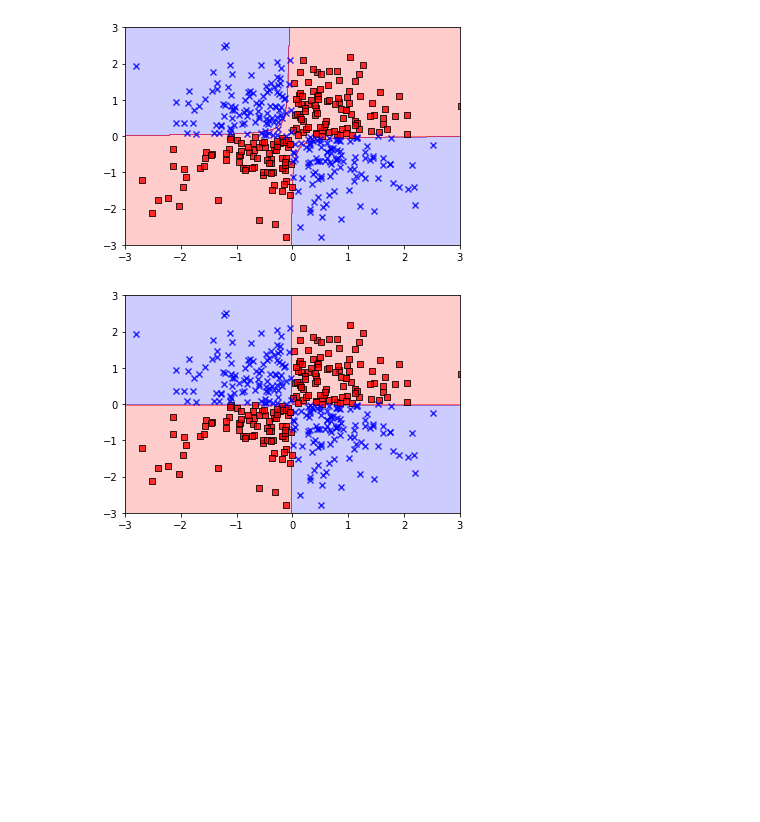
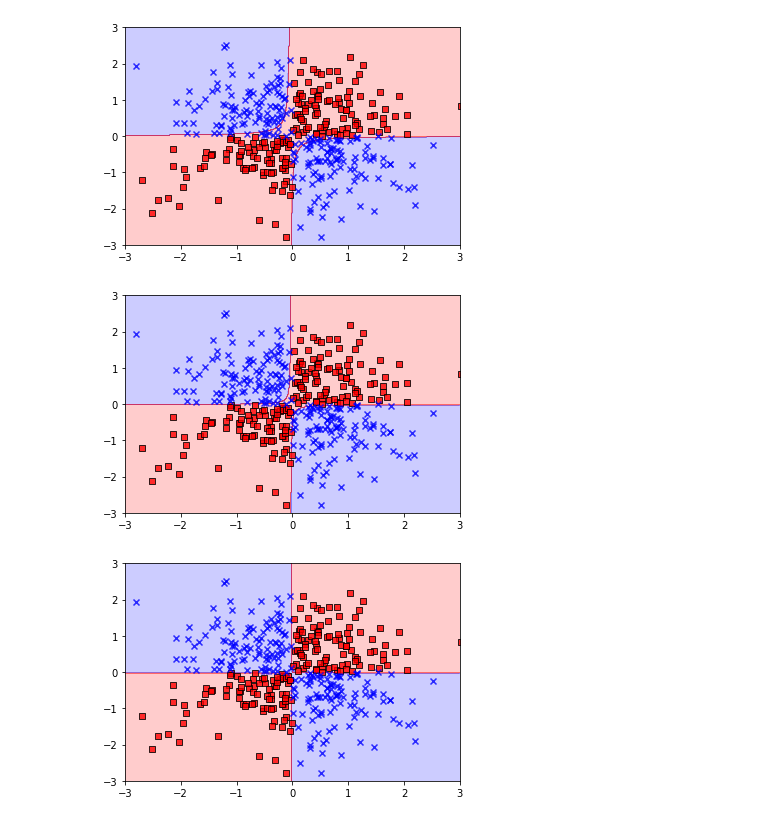
Before and after one commit to JimGerth/desy-ml-python, a Jupyter notebook: Chapter 3.ipynb, the cells around one changed output. Drawn from its saved outputs; the diff is of its cells as text; code cells hidden in the pictures; blank space fills up the shorter version.

Commit message:
added plot for epoch 15

```diff
--- a/Chapter 3.ipynb
+++ b/Chapter 3.ipynb
@@ -225,6 +225,10 @@ plot(-3, 3, X_xor, Y_xor, LogisticRegressionGD(eta=0.005, n_iter=4).fit(X_xor, Y
 plot(-3, 3, X_xor, Y_xor, LogisticRegressionGD(eta=0.005, n_iter=5).fit(X_xor, Y_xor))
 # %% [output]
 [figure]
+# %%
+plot(-3, 3, X_xor, Y_xor, LogisticRegressionGD(eta=0.005, n_iter=15).fit(X_xor, Y_xor))
+# %% [output]
+[figure, added]
 # %%
 plot(-3, 3, X_xor, Y_xor, LogisticRegressionGD(eta=0.005, n_iter=50).fit(X_xor, Y_xor))
 # %% [output]
```
